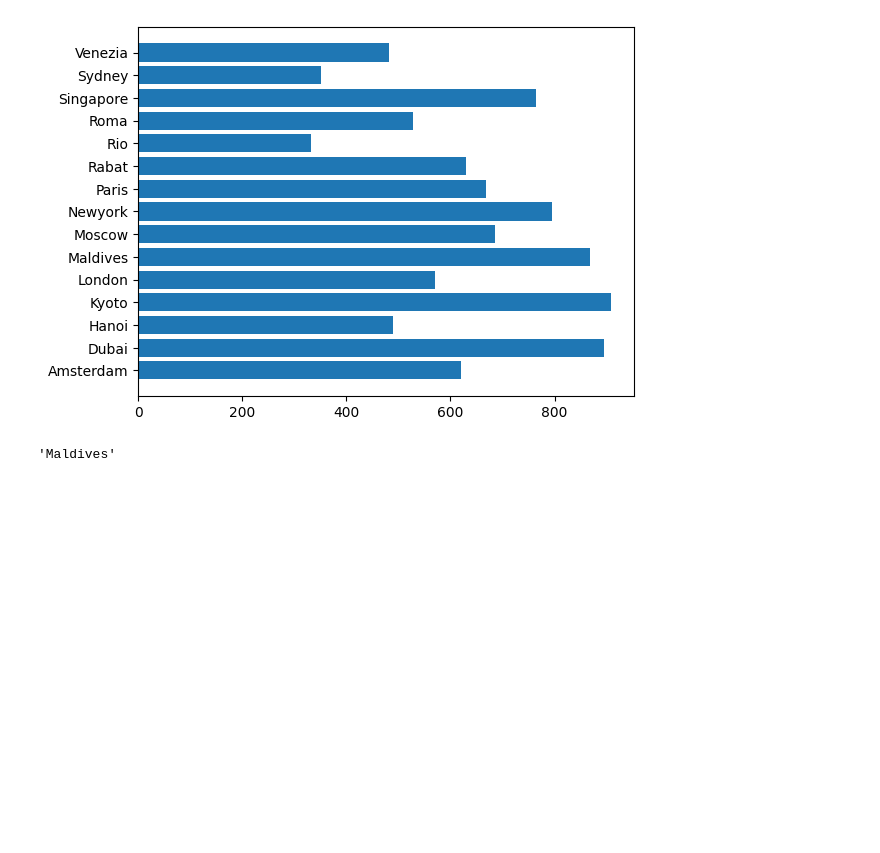
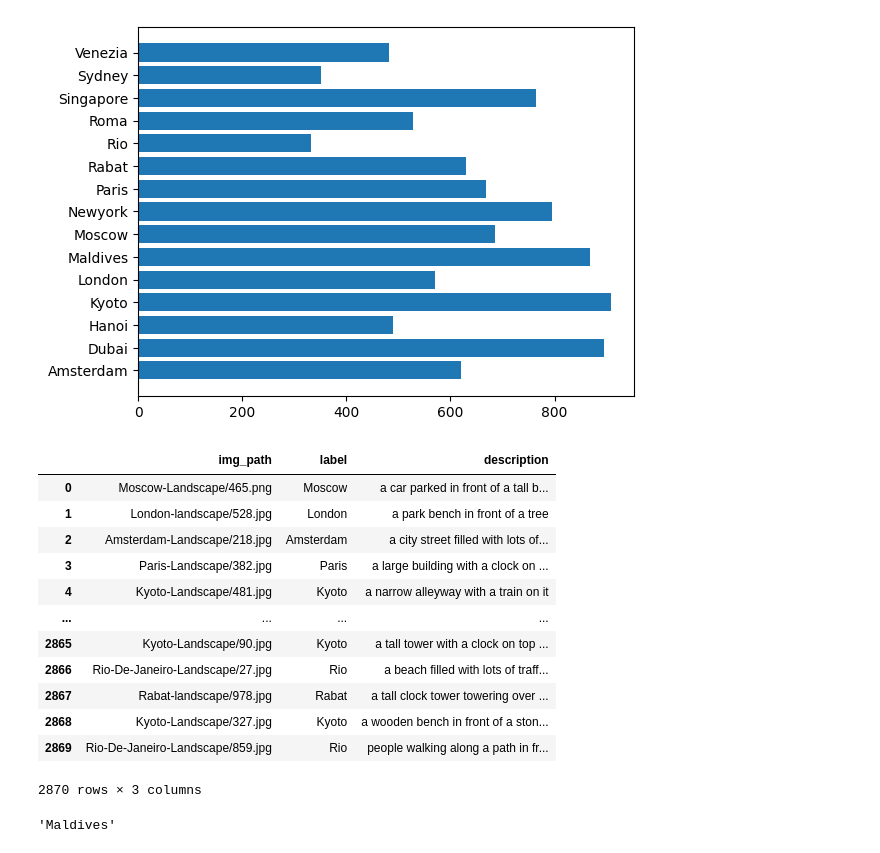
Before and after one commit to hoangthethief/VIN_ComputerVision, a Jupyter notebook: feeder/stats.ipynb, the cells around one changed output. Cells and saved outputs as stored; diff of their text form; code cells hidden in the pictures; blank space fills up the shorter version.

```diff
--- a/feeder/stats.ipynb
+++ b/feeder/stats.ipynb
@@ -51,6 +51,33 @@ plt.barh(df_count.index, width=df_count.label)
 [figure]
 # %%
 train, test = train_test_split(df, test_size=0.3)
+# %%
+train = pd.read_csv('train.csv')
+test = pd.read_csv('test.csv')
+
+
+for i in range(len(train.label)):
+    train.label.iloc[i] = train.label.iloc[i].split('-')[0]
+
+
+for i in range(len(test.label)):
+    test.label.iloc[i] = test.label.iloc[i].split('-')[0]
+# %%
+test
+# %% [output]
+|  | img_path | label | description |
+| 0 | Moscow-Landscape/465.png | Moscow | a car parked in front of a tall b... |
+| 1 | London-landscape/528.jpg | London | a park bench in front of a tree |
+| 2 | Amsterdam-Landscape/218.jpg | Amsterdam | a city street filled with lots of... |
+| 3 | Paris-Landscape/382.jpg | Paris | a large building with a clock on ... |
+| 4 | Kyoto-Landscape/481.jpg | Kyoto | a narrow alleyway with a train on it |
+| ... | ... | ... | ... |
+| 2865 | Kyoto-Landscape/90.jpg | Kyoto | a tall tower with a clock on top ... |
+| 2866 | Rio-De-Janeiro-Landscape/27.jpg | Rio | a beach filled with lots of traff... |
+| 2867 | Rabat-landscape/978.jpg | Rabat | a tall clock tower towering over ... |
+| 2868 | Kyoto-Landscape/327.jpg | Kyoto | a wooden bench in front of a ston... |
+| 2869 | Rio-De-Janeiro-Landscape/859.jpg | Rio | people walking along a path in fr... |
+2870 rows × 3 columns
 # %%
 train.to_csv('train.csv', index=False)
 
```
Also changed, not shown: 2 other files.
